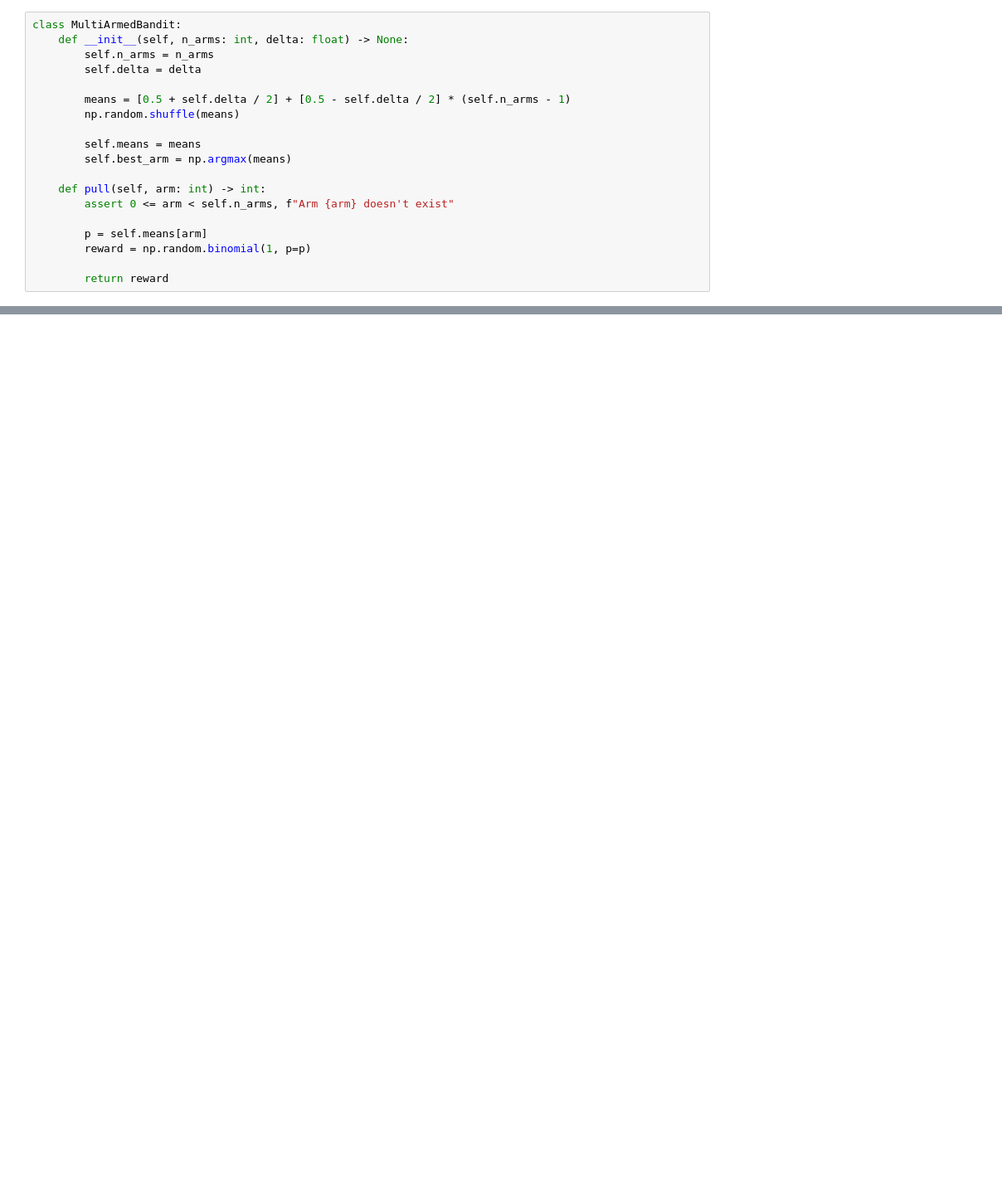
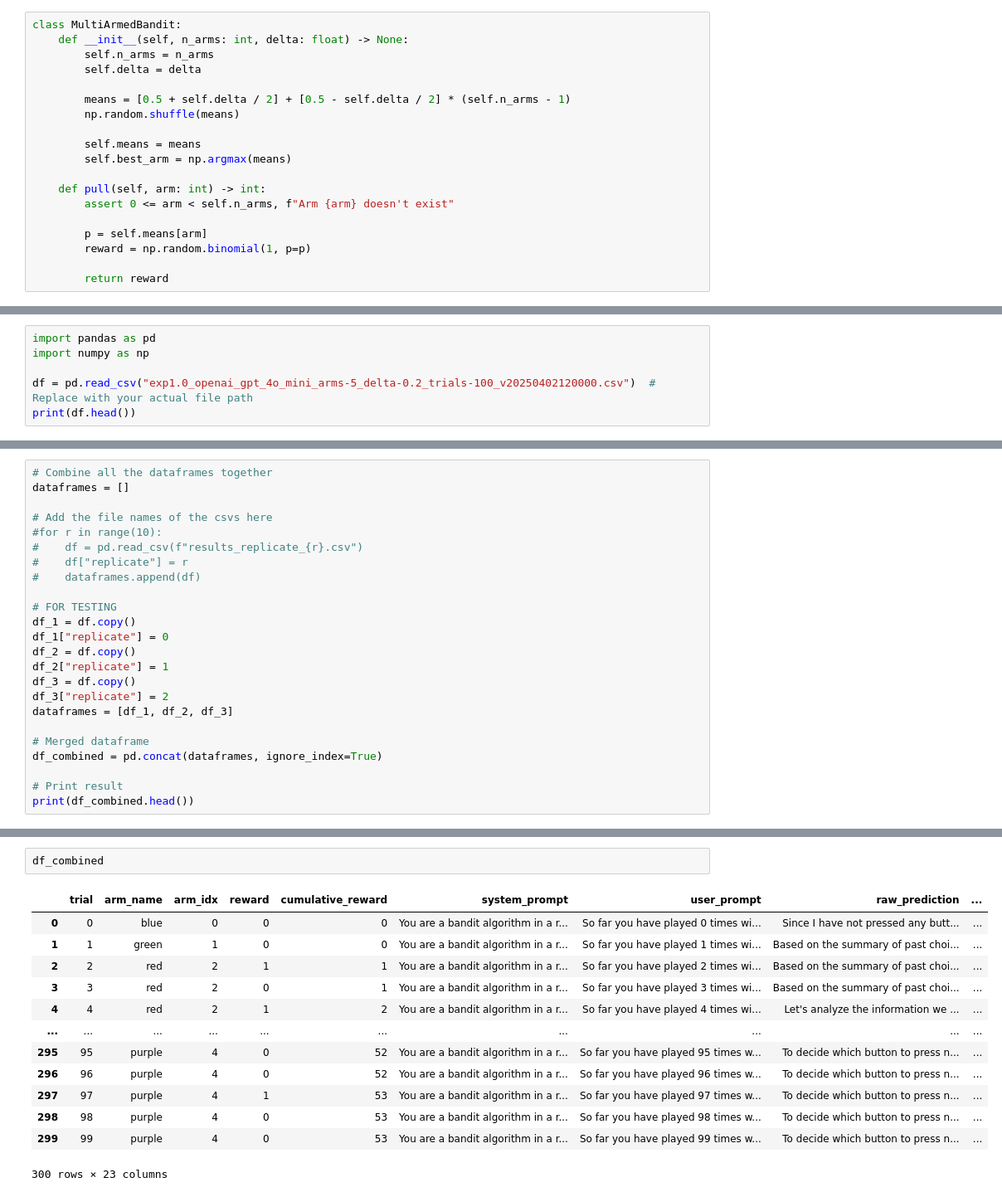
Before and after one commit to maaxap/alps-2025-icrl, a Jupyter notebook: notebooks/010_baseline.ipynb, the cells around one changed output, grey strips where cells are left out. Shown at 83% size. Drawn from its saved outputs; the diff is of its cells as text; blank space fills up the shorter version.

```diff
--- a/notebooks/010_baseline.ipynb
+++ b/notebooks/010_baseline.ipynb
@@ -286,0 +262,6 @@ with ThreadPoolExecutor(max_workers=N_WORKERS) as executor:
+# %%
+import pandas as pd
+import numpy as np
+
+df = pd.read_csv("exp1.0_openai_gpt_4o_mini_arms-5_delta-0.2_trials-100_v20250402120000.csv")  # Replace with your actual file path
+print(df.head())
@@ -286,0 +274,24 @@ with ThreadPoolExecutor(max_workers=N_WORKERS) as executor:
+# %%
+# Combine all the dataframes together
+dataframes = []
+
+# Add the file names of the csvs here
+#for r in range(10):
+#    df = pd.read_csv(f"results_replicate_{r}.csv")
+#    df["replicate"] = r
+#    dataframes.append(df)
+
+# FOR TESTING
+df_1 = df.copy()
+df_1["replicate"] = 0
+df_2 = df.copy()
+df_2["replicate"] = 1
+df_3 = df.copy()
+df_3["replicate"] = 2
+dataframes = [df_1, df_2, df_3]
+
+# Merged dataframe
+df_combined = pd.concat(dataframes, ignore_index=True)
+
+# Print result
+print(df_combined.head())
@@ -286,0 +321,16 @@ with ThreadPoolExecutor(max_workers=N_WORKERS) as executor:
+# %%
+df_combined
+# %% [output]
+|  | trial | arm_name | arm_idx | reward | cumulative_reward | system_prompt | user_prompt | raw_prediction | ... |
+| 0 | 0 | blue | 0 | 0 | 0 | You are a bandit algorithm in a r... | So far you have played 0 times wi... | Since I have not pressed any butt... | ... |
+| 1 | 1 | green | 1 | 0 | 0 | You are a bandit algorithm in a r... | So far you have played 1 times wi... | Based on the summary of past choi... | ... |
+| 2 | 2 | red | 2 | 1 | 1 | You are a bandit algorithm in a r... | So far you have played 2 times wi... | Based on the summary of past choi... | ... |
+| 3 | 3 | red | 2 | 0 | 1 | You are a bandit algorithm in a r... | So far you have played 3 times wi... | Based on the summary of past choi... | ... |
+| 4 | 4 | red | 2 | 1 | 2 | You are a bandit algorithm in a r... | So far you have played 4 times wi... | Let's analyze the information we ... | ... |
+| ... | ... | ... | ... | ... | ... | ... | ... | ... | ... |
+| 295 | 95 | purple | 4 | 0 | 52 | You are a bandit algorithm in a r... | So far you have played 95 times w... | To decide which button to press n... | ... |
+| 296 | 96 | purple | 4 | 0 | 52 | You are a bandit algorithm in a r... | So far you have played 96 times w... | To decide which button to press n... | ... |
+| 297 | 97 | purple | 4 | 1 | 53 | You are a bandit algorithm in a r... | So far you have played 97 times w... | To decide which button to press n... | ... |
+| 298 | 98 | purple | 4 | 0 | 53 | You are a bandit algorithm in a r... | So far you have played 98 times w... | To decide which button to press n... | ... |
+| 299 | 99 | purple | 4 | 0 | 53 | You are a bandit algorithm in a r... | So far you have played 99 times w... | To decide which button to press n... | ... |
+300 rows × 23 columns
```
Also changed, not shown: parts of 27 cells of this notebook.
